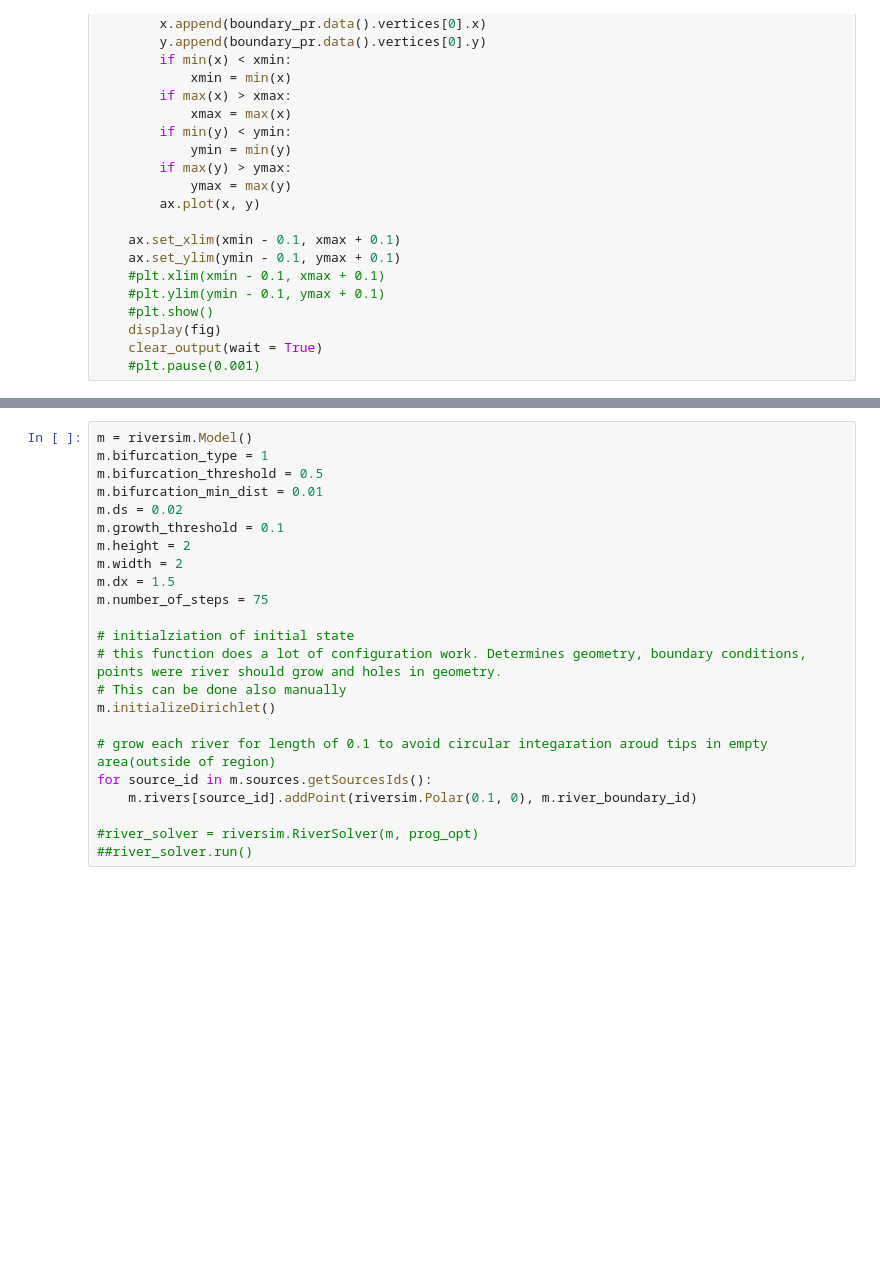
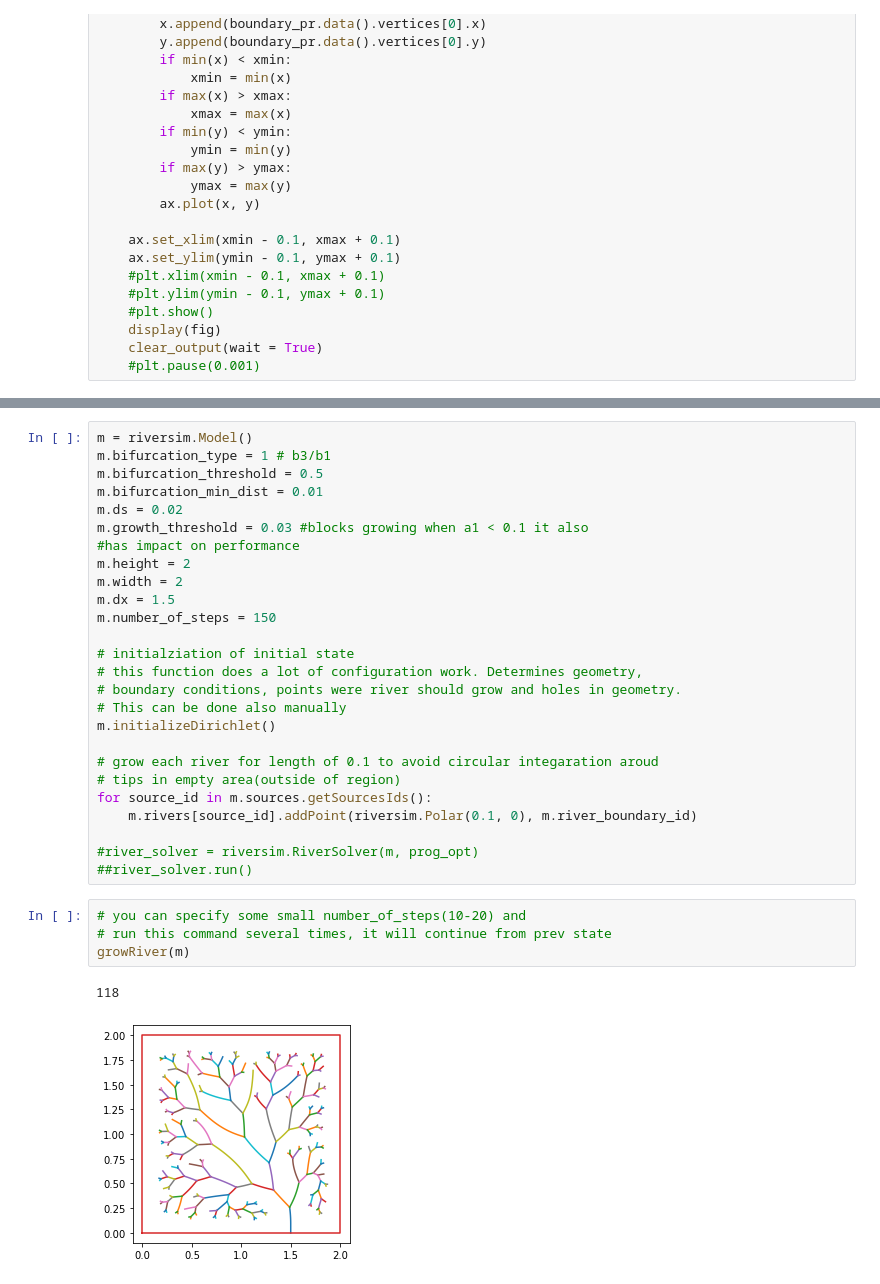
Before and after one commit to okmechak/riversimpy, a Jupyter notebook: histogram.ipynb, the cells around one changed output, grey strips where cells are left out. Cells and saved outputs as stored; diff of their text form; blank space fills up the shorter version.

```diff
--- a/histogram.ipynb
+++ b/histogram.ipynb
@@ -136,24 +137,34 @@ def growRiver(m):
             break
 # %%
 m = riversim.Model()
-m.bifurcation_type = 1
+m.bifurcation_type = 1 # b3/b1
 m.bifurcation_threshold = 0.5
 m.bifurcation_min_dist = 0.01
 m.ds = 0.02
-m.growth_threshold = 0.1
+m.growth_threshold = 0.03 #blocks growing when a1 < 0.1 it also
+#has impact on performance
 m.height = 2
 m.width = 2
 m.dx = 1.5
-m.number_of_steps = 75
+m.number_of_steps = 150
 
 # initialziation of initial state
-# this function does a lot of configuration work. Determines geometry, boundary conditions, points were river should grow and holes in geometry.
+# this function does a lot of configuration work. Determines geometry,
+# boundary conditions, points were river should grow and holes in geometry.
 # This can be done also manually
 m.initializeDirichlet()
 
-# grow each river for length of 0.1 to avoid circular integaration aroud tips in empty area(outside of region)
+# grow each river for length of 0.1 to avoid circular integaration aroud
+# tips in empty area(outside of region)
 for source_id in m.sources.getSourcesIds():
     m.rivers[source_id].addPoint(riversim.Polar(0.1, 0), m.river_boundary_id)
 
 #river_solver = riversim.RiverSolver(m, prog_opt)
 ##river_solver.run()
+# %%
+# you can specify some small number_of_steps(10-20) and
+# run this command several times, it will continue from prev state
+growRiver(m)
+# %% [output]
+118
+[figure, added]
```
Also changed, not shown: parts of 9 cells of this notebook, 1 other file.
